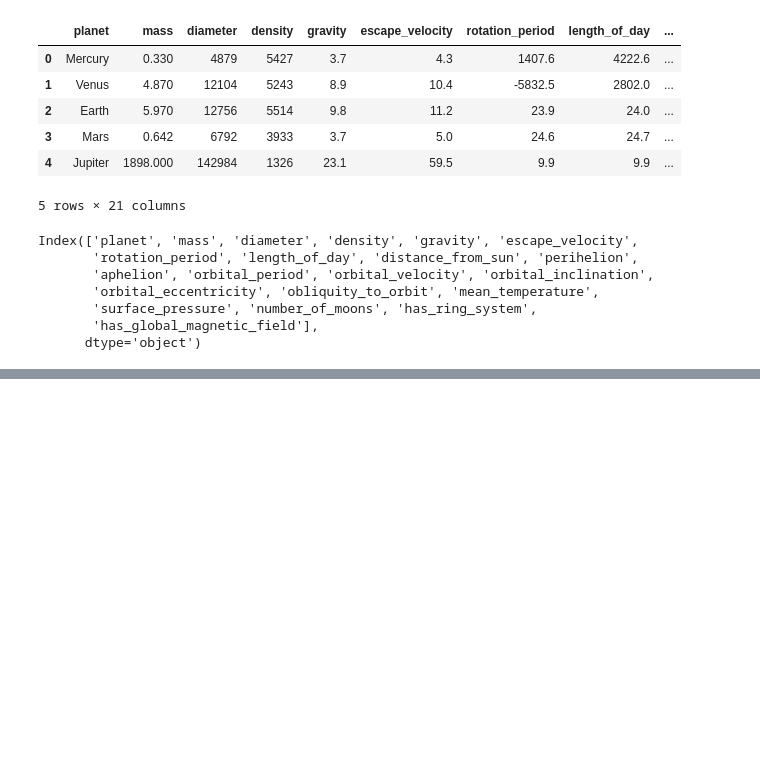
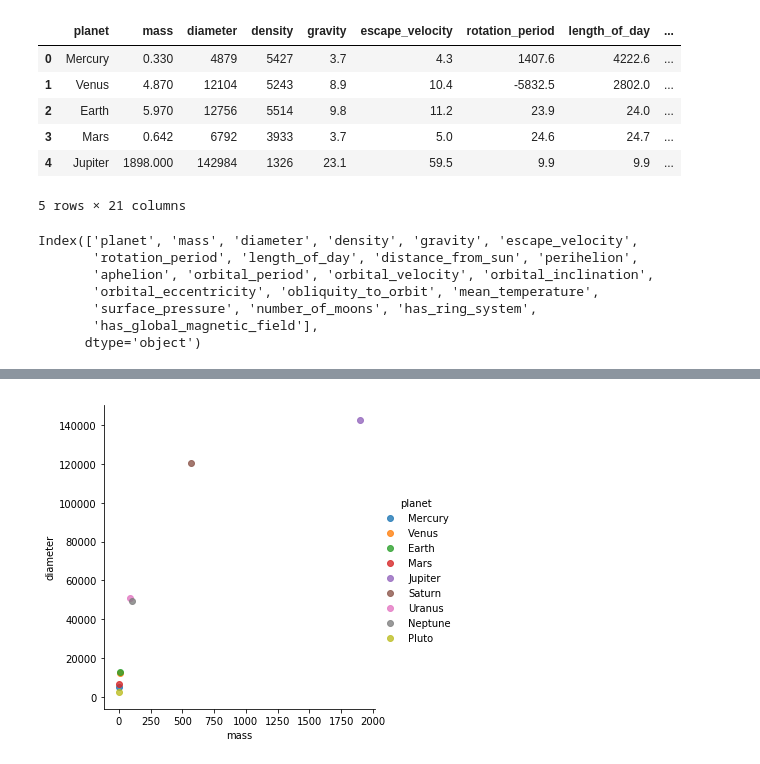
Before and after one commit to sarthakbatragatech/AstroViz, a Jupyter notebook: AstroViz.ipynb, the cells around one changed output, grey strips where cells are left out. Drawn from its saved outputs; the diff is of its cells as text; code cells hidden in the pictures; blank space fills up the shorter version.

```diff
--- a/AstroViz.ipynb
+++ b/AstroViz.ipynb
@@ -44,0 +45,5 @@ sns.heatmap(ax=ax, data=planets_subset_df.corr())
+# %%
+g = sns.lmplot(x="mass", y="diameter", hue="planet",
+               truncate=True, height=5, data=planets_df)
+# %% [output]
+[figure, added]
```
Also changed, not shown: parts of 5 cells of this notebook, 3 other files.
